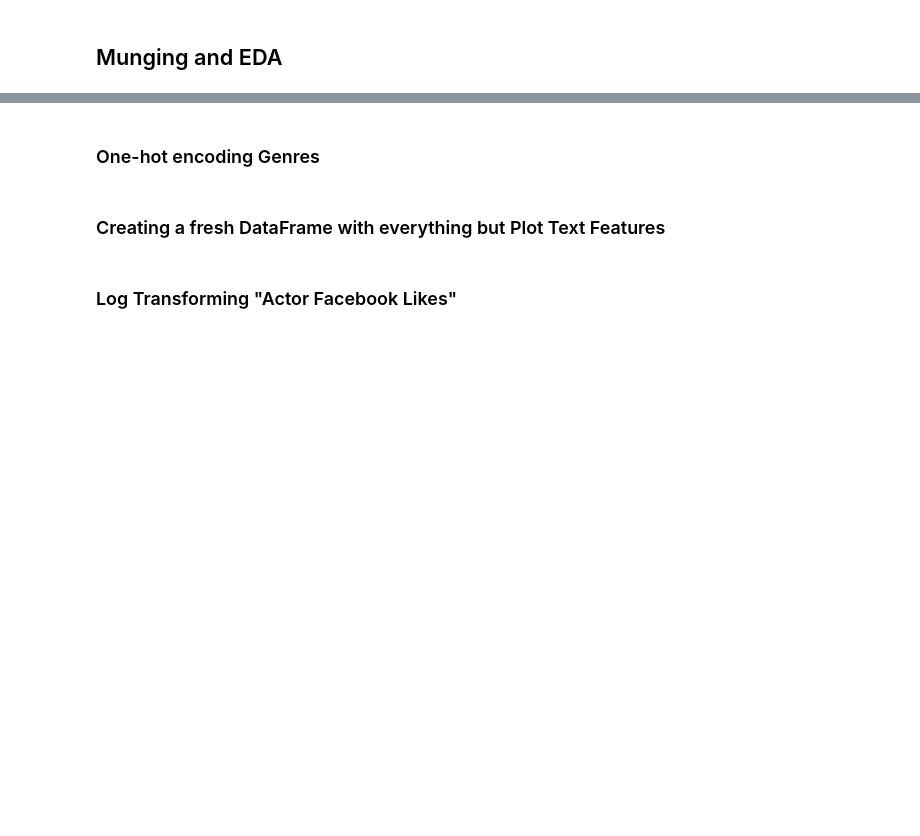
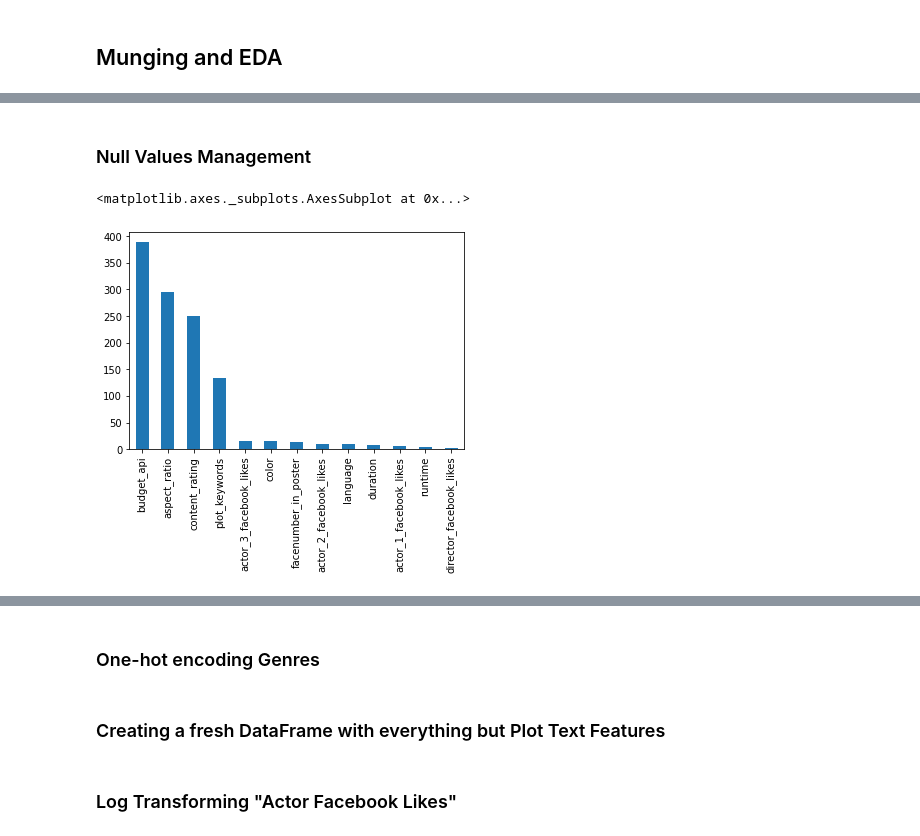
Before and after one commit to boscacci/IMdB-Regression, a Jupyter notebook: src/Good_Film_Bad_Film.ipynb, the cells around one changed output, grey strips where cells are left out. Drawn from its saved outputs; the diff is of its cells as text; code cells hidden in the pictures; blank space fills up the shorter version.

```diff
--- a/src/Good_Film_Bad_Film.ipynb
+++ b/src/Good_Film_Bad_Film.ipynb
@@ -143,2 +130,8 @@ df.iloc[:3,:]
+# %%
+df_merged = tmdb_movies.merge(kaggle_data,
+                              how='left',
+                              left_on='imdb_id',
+                              right_on='imdb_ids',
+                              suffixes=("_kaggle","_api"))
 # %% [markdown]
 ## Munging and EDA
@@ -148,0 +140,10 @@ Null values in the 'actor facebook likes' column were imputed from the column me
+# %%
+desired_cols = ("duration adult budget_api budget_kaggle language original_language "
+                "production_countries runtime spoken_languages color genres_api "
+                "title movie_title original_title overview plot_keywords content_rating "
+                "actor_1_facebook_likes actor_2_facebook_likes actor_3_facebook_likes "
+                "director_facebook_likes cast_total_facebook_likes facenumber_in_poster "
+                "aspect_ratio imdb_score").split()
+# %%
+df_lesscols = df_merged[desired_cols]
+df_lesscols.head()
@@ -148,0 +158,9 @@ Null values in the 'actor facebook likes' column were imputed from the column me
+# %% [markdown]
+### Null Values Management
+# %%
+nulls = df_lesscols.isna().sum()[df_lesscols.isna().sum() > 0].sort_values(ascending=False)
+# %%
+nulls.plot(kind='bar')
+# %% [output]
+<matplotlib.axes._subplots.AxesSubplot at 0x...>
+[figure, added]
```
Also changed, not shown: parts of 33 cells of this notebook, 2 other files.
